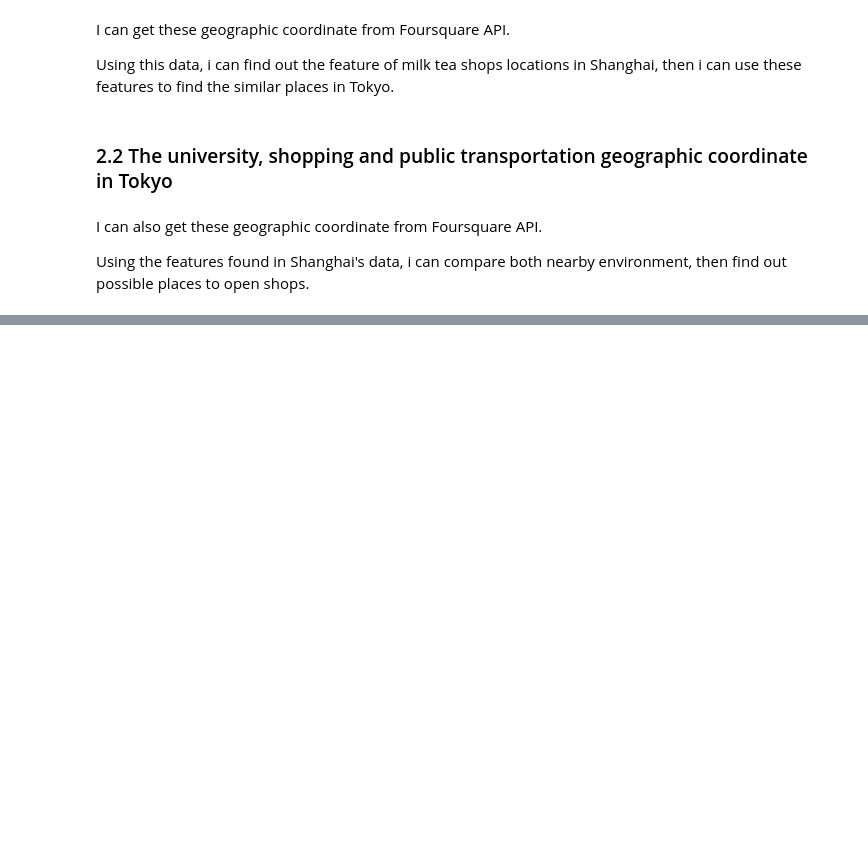
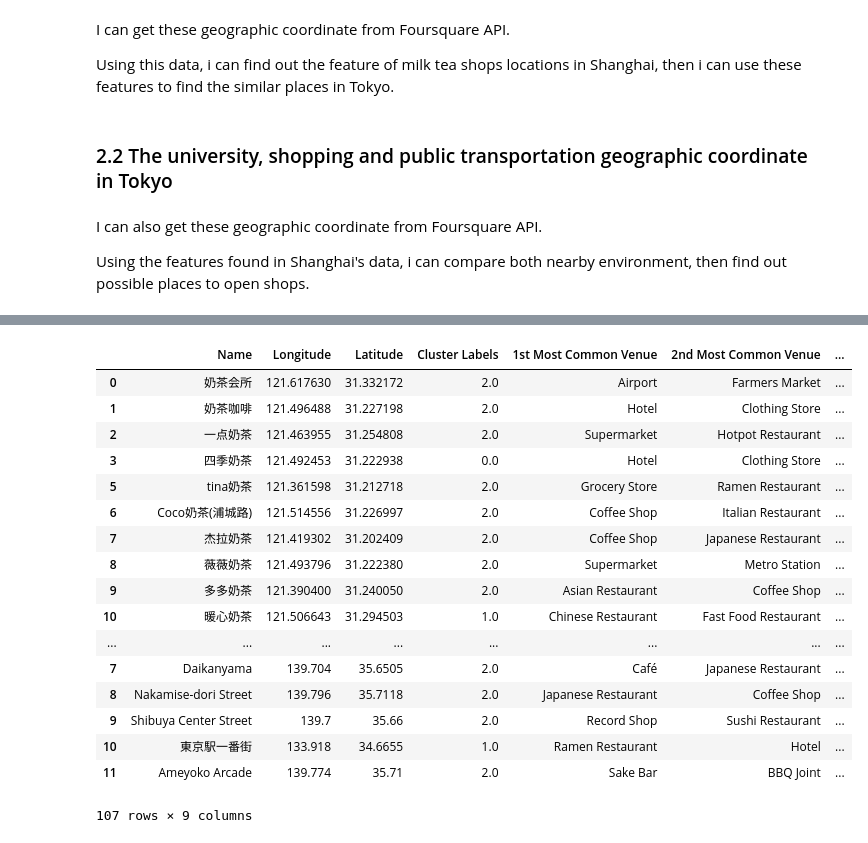
Before and after one commit to DingXu96/The-Battle-of-Neighborhoods, a Jupyter notebook: The Battle of Neighborhoods.ipynb, the cells around one changed output, grey strips where cells are left out. Cells and saved outputs as stored; diff of their text form; code cells hidden in the pictures; blank space fills up the shorter version.

```diff
--- a/The Battle of Neighborhoods.ipynb
+++ b/The Battle of Neighborhoods.ipynb
@@ -25,0 +415,20 @@ Using the features found in Shanghai's data, i can compare both nearby environme
+# %%
+compare_grouped = compare_onehot.groupby('Name').mean().reset_index()
+
+# create columns according to number of top venues
+columns = ['Name']
+for ind in np.arange(num_top_venues):
+    try:
+        columns.append('{}{} Most Common Venue'.format(ind+1, indicators[ind]))
+    except:
+        columns.append('{}th Most Common Venue'.format(ind+1))
+
+# create a new dataframe
+name_venues_sorted = pd.DataFrame(columns=columns)
+name_venues_sorted['Name'] = compare_grouped['Name']
+
+for ind in np.arange(compare_grouped.shape[0]):
+    name_venues_sorted.iloc[ind, 1:] = return_most_common_venues(compare_grouped.iloc[ind, :], num_top_venues)
+
+name_venues_sorted.head()
+#name_venues_sorted.shape
@@ -25,0 +442,11 @@ Using the features found in Shanghai's data, i can compare both nearby environme
+# %%
+# set number of clusters
+kclusters = 5
+
+compare_grouped_clustering = compare_grouped.drop('Name', 1)
+
+# run k-means clustering
+kmeans = KMeans(n_clusters=kclusters, random_state=3).fit(compare_grouped_clustering)
+
+# check cluster labels generated for each row in the dataframe
+kmeans.labels_
@@ -25,0 +459,12 @@ Using the features found in Shanghai's data, i can compare both nearby environme
+# %%
+name_venues_sorted.insert(0, 'Cluster Labels', kmeans.labels_)
+
+compare_merged = df_milktea_shop.drop(['Address'],axis=1).append(df_Tokyo)
+
+compare_merged = compare_merged.join(name_venues_sorted.set_index('Name'), on='Name')
+
+compare_merged = compare_merged.dropna(axis=0,how='any')
+
+compare_merged['Cluster Labels'] = milkteashop_merged['Cluster Labels'].astype('int')
+
+compare_merged.head()
@@ -25,0 +478,21 @@ Using the features found in Shanghai's data, i can compare both nearby environme
+# %%
+compare_merged
+# %% [output]
+|  | Name | Longitude | Latitude | Cluster Labels | 1st Most Common Venue | 2nd Most Common Venue | ... |
+| 0 | 奶茶会所 | 121.617630 | 31.332172 | 2.0 | Airport | Farmers Market | ... |
+| 1 | 奶茶咖啡 | 121.496488 | 31.227198 | 2.0 | Hotel | Clothing Store | ... |
+| 2 | 一点奶茶 | 121.463955 | 31.254808 | 2.0 | Supermarket | Hotpot Restaurant | ... |
+| 3 | 四季奶茶 | 121.492453 | 31.222938 | 0.0 | Hotel | Clothing Store | ... |
+| 5 | tina奶茶 | 121.361598 | 31.212718 | 2.0 | Grocery Store | Ramen Restaurant | ... |
+| 6 | Coco奶茶(浦城路) | 121.514556 | 31.226997 | 2.0 | Coffee Shop | Italian Restaurant | ... |
+| 7 | 杰拉奶茶 | 121.419302 | 31.202409 | 2.0 | Coffee Shop | Japanese Restaurant | ... |
+| 8 | 薇薇奶茶 | 121.493796 | 31.222380 | 2.0 | Supermarket | Metro Station | ... |
+| 9 | 多多奶茶 | 121.390400 | 31.240050 | 2.0 | Asian Restaurant | Coffee Shop | ... |
+| 10 | 暖心奶茶 | 121.506643 | 31.294503 | 1.0 | Chinese Restaurant | Fast Food Restaurant | ... |
+| ... | ... | ... | ... | ... | ... | ... | ... |
+| 7 | Daikanyama | 139.704 | 35.6505 | 2.0 | Café | Japanese Restaurant | ... |
+| 8 | Nakamise-dori Street | 139.796 | 35.7118 | 2.0 | Japanese Restaurant | Coffee Shop | ... |
+| 9 | Shibuya Center Street | 139.7 | 35.66 | 2.0 | Record Shop | Sushi Restaurant | ... |
+| 10 | 東京駅一番街 | 133.918 | 34.6655 | 1.0 | Ramen Restaurant | Hotel | ... |
+| 11 | Ameyoko Arcade | 139.774 | 35.71 | 2.0 | Sake Bar | BBQ Joint | ... |
+107 rows × 9 columns
```
Also changed, not shown: parts of 39 cells of this notebook.
